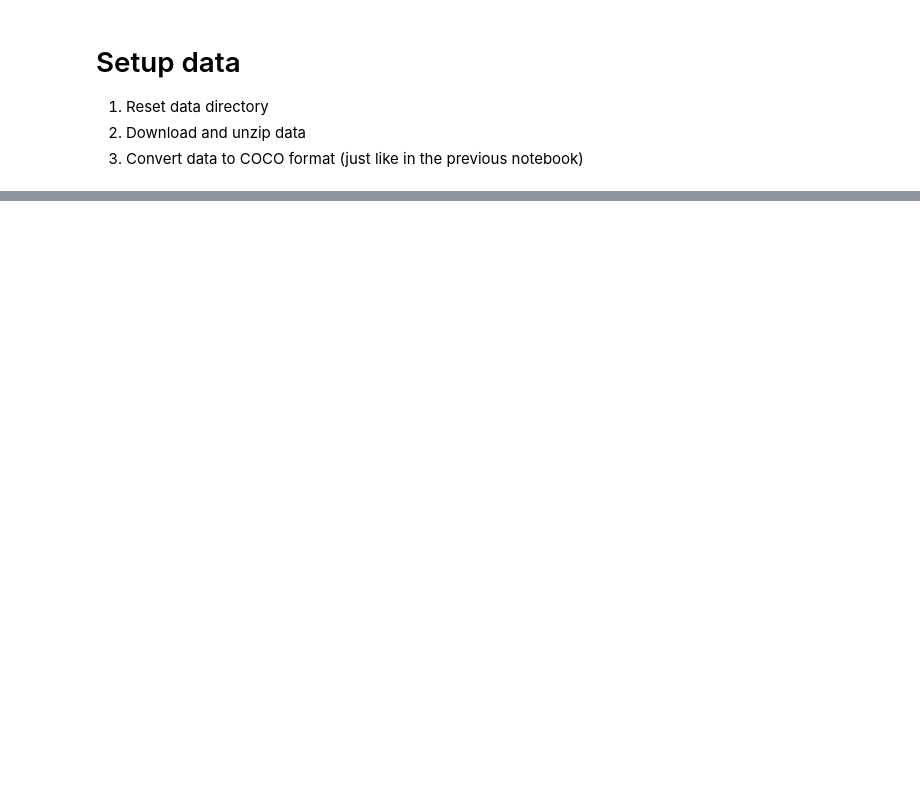
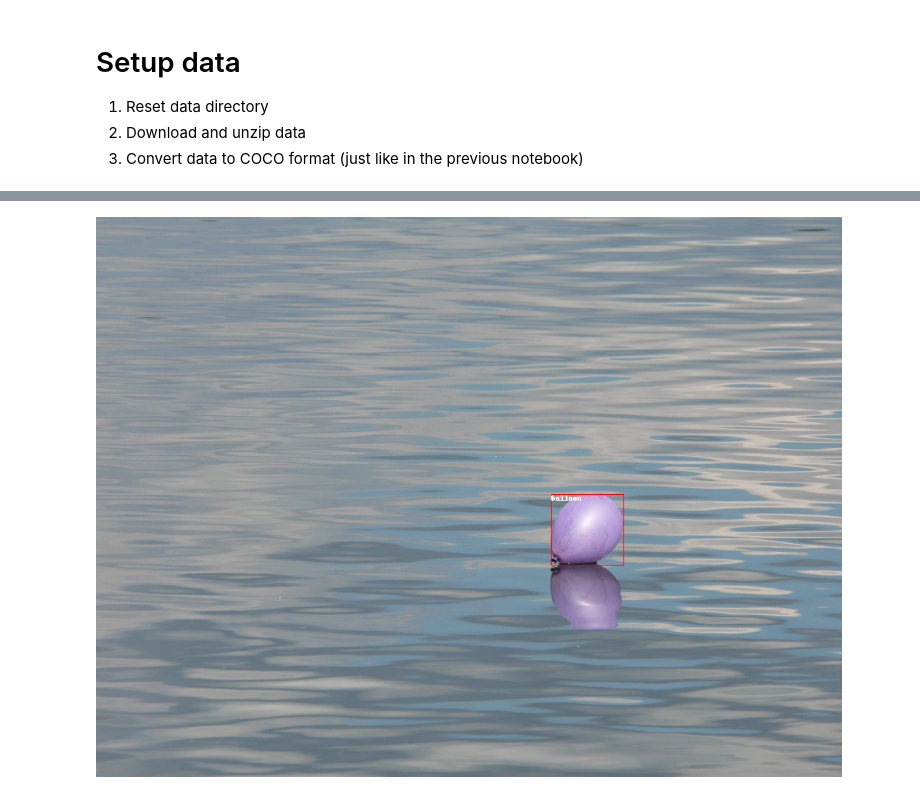
Before and after one commit to sunildkumar/finetune_detr, a Jupyter notebook: finetune_detr_from_scratch_ptl.ipynb, the cells around one changed output, grey strips where cells are left out. Drawn from its saved outputs; the diff is of its cells as text; code cells hidden in the pictures; blank space fills up the shorter version.

Commit message:
setup datasets

```diff
--- a/finetune_detr_from_scratch_ptl.ipynb
+++ b/finetune_detr_from_scratch_ptl.ipynb
@@ -50,0 +207,46 @@ Saving to: ‘balloon_dataset.zip’
+# %%
+# lets check out a couple examples, one with a single balloon and another with many using the COCO API
+single_balloon_example = None
+many_balloon_example = None
+
+examples = [single_balloon_example, many_balloon_example]
+
+# find examples that match our criterion
+for img,label in train_dataset:
+
+    # how many balloons are in the image
+    l = len(list(label['class_labels']))
+
+    if l == 1:
+        single_balloon_example = (img, label)
+
+    if l > 5:
+        many_balloon_example =  (img, label)
+
+    if all([example is not None for example in examples]):
+        break
+
+single_balloon_id = single_balloon_example[1]['image_id'].item()
+many_balloon_id = many_balloon_example[1]['image_id'].item()
+# %%
+def visualize_training_example(image_id):
+    image = train_dataset.coco.loadImgs(image_id)[0]
+    image = Image.open(os.path.join(train_path, image['file_name']))
+
+    annotations = train_dataset.coco.imgToAnns[image_id]
+    draw = ImageDraw.Draw(image, "RGBA")
+
+    cats = train_dataset.coco.cats
+    id2label = {k: v['name'] for k,v in cats.items()}
+
+    for annotation in annotations:
+        box = annotation['bbox']
+        class_idx = annotation['category_id']
+        x,y,w,h = tuple(box)
+        draw.rectangle((x,y,x+w,y+h), outline='red', width=1)
+        draw.text((x, y), id2label[class_idx], fill='white')
+    return image
+# %%
+visualize_training_example(single_balloon_id)
+# %% [output]
+[figure, added]
```
Also changed, not shown: parts of 12 cells of this notebook.
